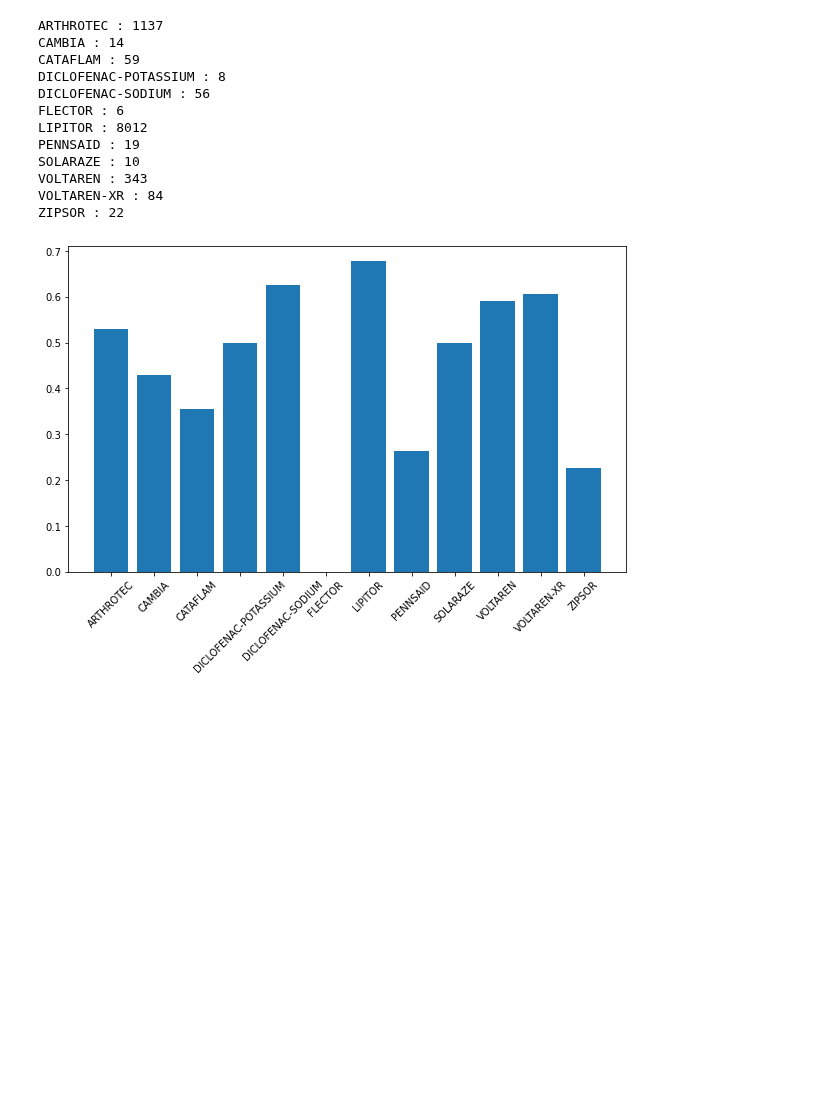
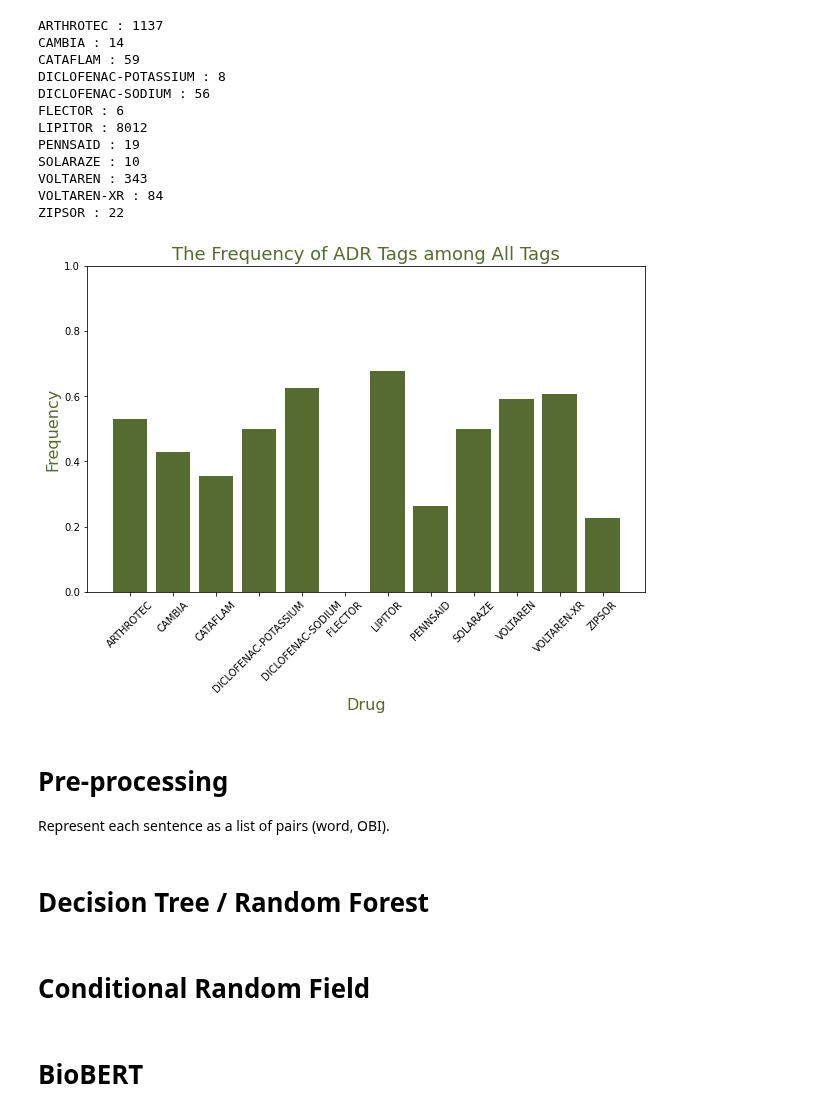
Before and after one commit to PawinData/TM, a Jupyter notebook: Project.ipynb, the cells around one changed output. Drawn from its saved outputs; the diff is of its cells as text; code cells hidden in the pictures; blank space fills up the shorter version.

```diff
--- a/Project.ipynb
+++ b/Project.ipynb
@@ -52,9 +28,10 @@ pd.read_csv("E:\TM\Final\CADEC\sct\ARTHROTEC.1.ann", sep='\t', header=None)
 # %%
-# the number of reports for each drug
+num_Reports = dict()    # dictionary: drug --> the number of reports
 print('Number of Reports for each drug: \n')
 for drug in Drugs:
     Files = Path('E:/TM/Final/CADEC/original').glob(drug+'*.ann')
-    print(drug, '-->', sum([1 for file in Files]))
+    num_Reports[drug] = sum([1 for file in Files])
+    print(drug, '-->', num_Reports[drug])
 # %% [output]
 Number of Reports for each drug:
 
@@ -86,5 +87,0 @@ def extract_Tags(drug):
-# %%
-Tags = dict()  # a dictionary: drug --> a list of tags
-
-for drug in Drugs:
-    Tags[drug] = extract_Tags(drug)
@@ -108,0 +100,7 @@ ZIPSOR
+# %%
+# types of name entities for each drug
+for drug in Drugs:
+    lst = [re.findall('(\S+)\s', ele)[0] for ele in Tags[drug]]  # extract the 1st part of a tag
+    lst = list(set(lst))
+    lst.sort()
+    print(drug, '-->', lst, '\n')
@@ -108,0 +125,18 @@ ZIPSOR
+# %%
+row,col,r = 4,3,1.2
+CLR = ['indigo', 'plum', 'darkmagenta', 'pink', 'purple', 'violet']
+
+def count_tags(raw_tags):
+    Count_NE = dict()
+    for entity in ['ADR', 'AnnotatorNotes', 'Disease', 'Drug', 'Finding', 'Symptom']:
+        Count_NE[entity] = sum([1 for ele in raw_tags if ele.startswith(entity)])
+    return Count_NE
+
+pic,axes = plt.subplots(row,col, figsize=(15,23))
+for k, drug in enumerate(Drugs):
+    data =count_tags(Tags[drug])
+    i = int(k/col)
+    j = k - col*i
+    axes[i,j].pie(list(data.values()), labels=tuple(data.keys()), autopct='%1.2f%%', colors=CLR, radius=r)
+    axes[i,j].set_title(drug, fontsize=18)
+plt.show()
@@ -126,11 +176,25 @@ ZIPSOR : 22
 # %%
 # frequency of ADR tags for each drug
 def freq_ADR(tags):
     return sum([tag.startswith('ADR') for tag in tags]) / len(tags)
 
 plt.figure(figsize=(10,6))
-plt.bar(Drugs, [freq_ADR(Tags[drug]) for drug in Drugs])
+plt.bar(Drugs, [freq_ADR(Tags[drug]) for drug in Drugs], color='darkolivegreen')
 plt.xticks(rotation=45)
+plt.ylim(0, 1)
+plt.xlabel('Drug', fontsize=16, color='darkolivegreen')
+plt.ylabel('Frequency', fontsize=16, color='darkolivegreen')
+plt.title('The Frequency of ADR Tags among All Tags', fontsize=18, color='darkolivegreen')
 plt.show()
 # %% [output]
-[figure, old version]
+[figure, new version]
+# %% [markdown]
+# Pre-processing
+
+Represent each sentence as a list of pairs (word, OBI).
+# %% [markdown]
+# Decision Tree / Random Forest
+# %% [markdown]
+# Conditional Random Field
+# %% [markdown]
+# BioBERT
```
Also changed, not shown: parts of 14 cells of this notebook.
